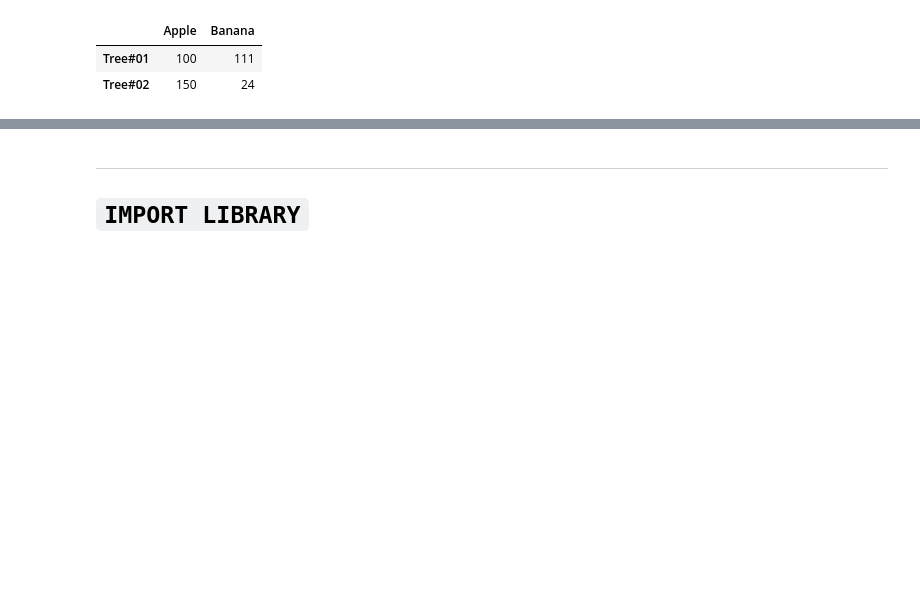
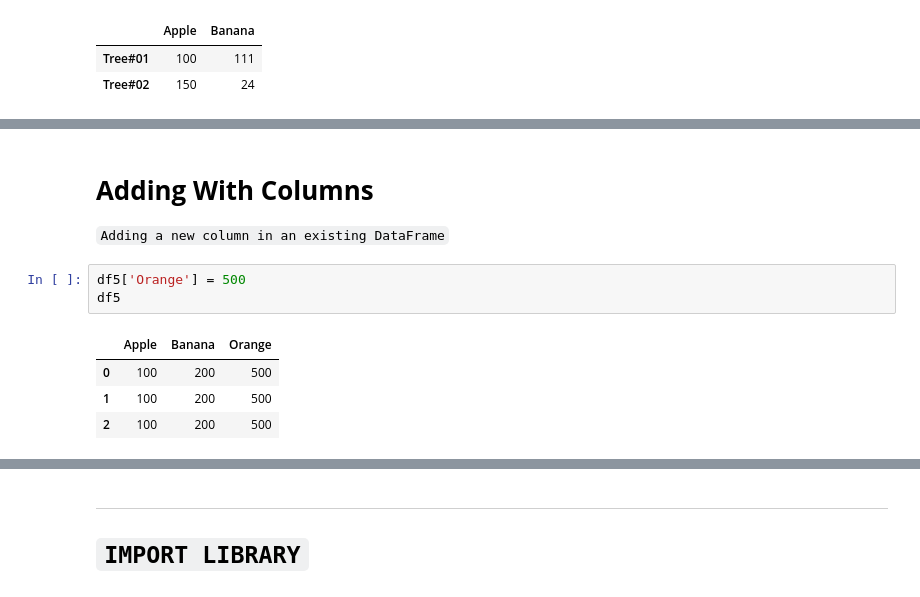
Before and after one commit to Shaikh-Hafiz-Yahya/AI_Road_Map_2026, a Jupyter notebook: Module04_Pandas/Lecture01.ipynb, the cells around one changed output, grey strips where cells are left out. Cells and saved outputs as stored; diff of their text form; blank space fills up the shorter version.

````diff
--- a/Module04_Pandas/Lecture01.ipynb
+++ b/Module04_Pandas/Lecture01.ipynb
@@ -259,0 +262,12 @@ df5
+# %% [markdown]
+# **Adding With Columns**
+
+```Adding a new column in an existing DataFrame```
+# %%
+df5['Orange'] = 500
+df5
+# %% [output]
+|  | Apple | Banana | Orange |
+| 0 | 100 | 200 | 500 |
+| 1 | 100 | 200 | 500 |
+| 2 | 100 | 200 | 500 |
````
Also changed, not shown: parts of 18 cells of this notebook.
